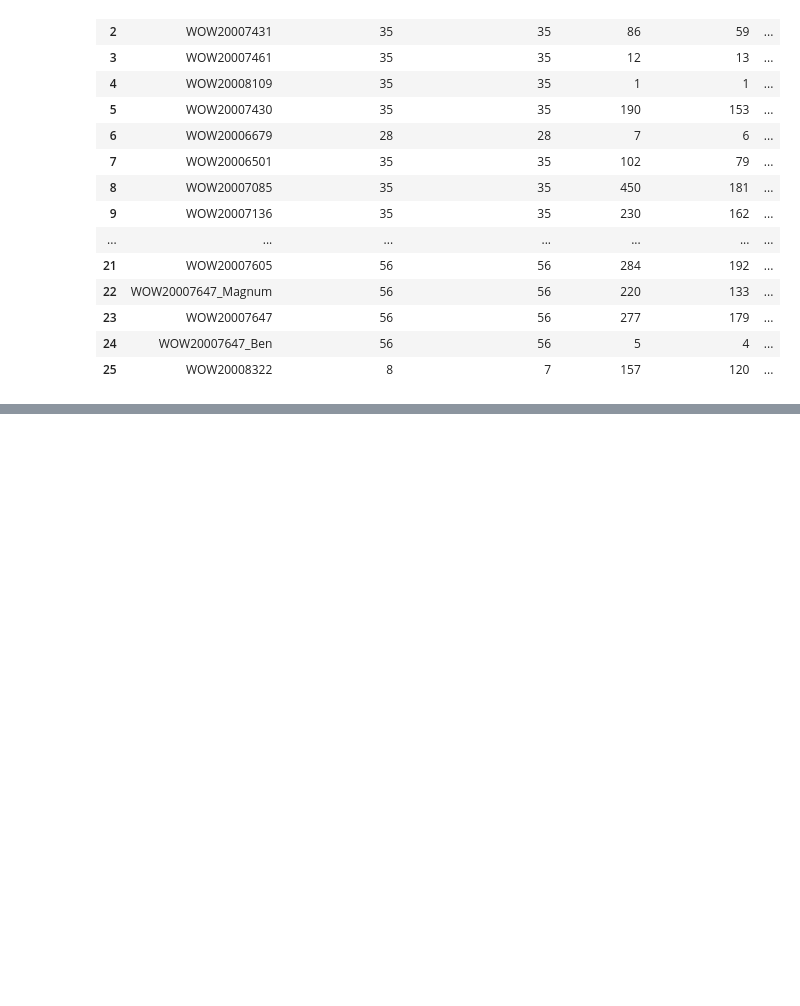
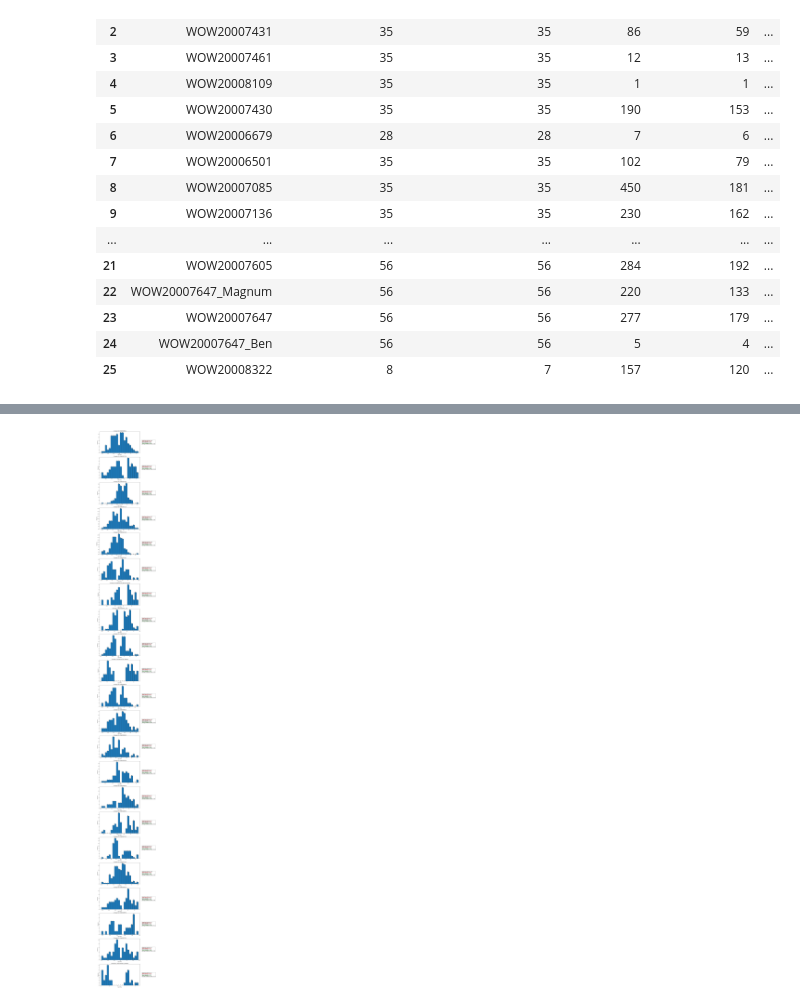
Before and after one commit to davelorino1/Cartology, a Jupyter notebook: Incrementality/Digital Screen Notebook.ipynb, the cells around one changed output, grey strips where cells are left out. Saved outputs shown, nothing was run; the diff lists cells and outputs as text; code cells hidden in the pictures; blank space fills up the shorter version.

```diff
--- a/Incrementality/Digital Screen Notebook.ipynb
+++ b/Incrementality/Digital Screen Notebook.ipynb
@@ -346,0 +1851,65 @@ check_df
+# %%
+
+# Set minimum number of store pairings
+min_pairings_threshold = 30
+
+# Filter campaigns that meet the minimum number of sufficiently powered store pairings
+filtered_campaigns = data.groupby('campaign_id').filter(lambda x: len(x) >= min_pairings_threshold)
+campaign_ids = filtered_campaigns['campaign_id'].unique()
+
+# Set up the plotting grid
+num_campaigns = len(campaign_ids)
+fig, axes = plt.subplots(num_campaigns, 1, figsize=(12, num_campaigns * 5))
+
+# If there is only one campaign, axes won't be an array
+if num_campaigns == 1:
+    axes = [axes]
+
+# Plot a histogram for each campaign_id
+for ax, campaign_id in zip(axes, campaign_ids):
+    campaign_data = filtered_campaigns[filtered_campaigns['campaign_id'] == campaign_id]
+
+    # Plot the histogram
+    counts, bins, patches = ax.hist(campaign_data['uplift_effect'], bins=20, edgecolor='black')
+    ax.set_title(f'Campaign ID: {campaign_id}')
+    ax.set_xlabel('Uplift Effect')
+    ax.set_ylabel('Frequency')
+
+    # Add frequency labels on top of each bar
+    for count, patch in zip(counts, patches):
+        ax.text(patch.get_x() + patch.get_width() / 2, count, f'{int(count)}',
+                ha='center', va='bottom', fontsize=10, fontweight='bold')
+
+    # Calculate the number of store pairings with < 0 and > 0 uplift effects
+    num_less_than_zero = (campaign_data['uplift_effect'] < 0).sum()
+    num_greater_than_zero = (campaign_data['uplift_effect'] > 0).sum()
+    total_pairings = len(campaign_data)
+    avg_treatment_effect = campaign_data['uplift_effect'].mean()
+
+    # Create the text for the box
+    textstr = (
+        f'Total Store Pairings: {total_pairings}\n'
+        f'Store Pairings < 0: {num_less_than_zero}\n'
+        f'Store Pairings > 0: {num_greater_than_zero}\n'
+        f'Average Treatment Effect: {avg_treatment_effect:.2f}'
+    )
+
+    # Create properties for the text box
+    props = dict(boxstyle='round', facecolor='white', alpha=0.5)
+
+    # Position the text box
+    ax.text(1.05, 0.5, textstr, transform=ax.transAxes, fontsize=12,
+            verticalalignment='center', bbox=props, color='black')
+
+    # Set color for the text based on condition
+    if num_less_than_zero > 0:
+        ax.text(1.05, 0.55, f'Store Pairings < 0: {num_less_than_zero}',
+                transform=ax.transAxes, fontsize=12, color='red', verticalalignment='center')
+    if num_greater_than_zero > 0:
+        ax.text(1.05, 0.45, f'Store Pairings > 0: {num_greater_than_zero}',
+                transform=ax.transAxes, fontsize=12, color='green', verticalalignment='center')
+
+plt.tight_layout()
+plt.show()
+# %% [output]
+[figure, added]
```
Also changed, not shown: parts of 27 cells of this notebook, 3 other files.
